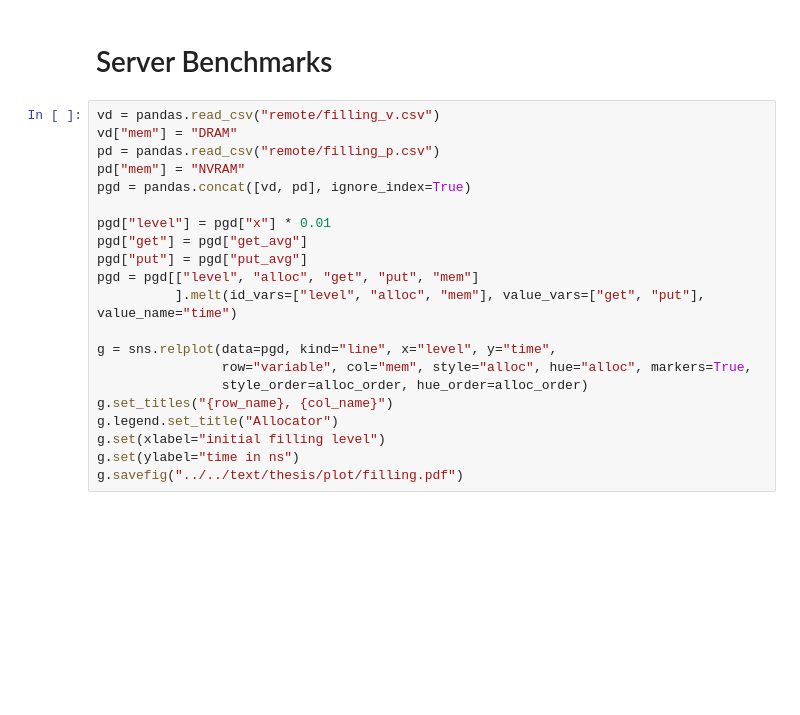
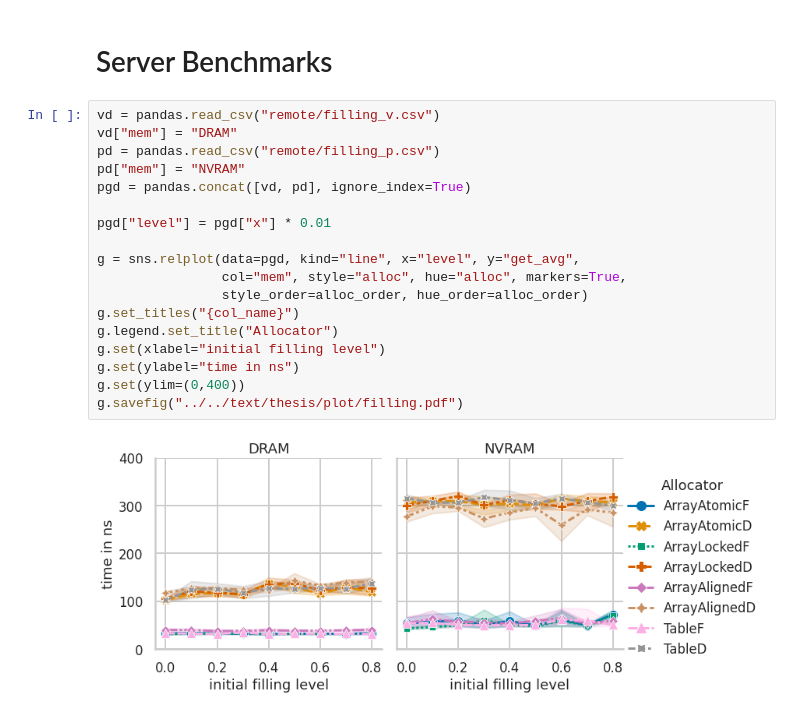
Before and after one commit to luhsra/llfree-rs, a Jupyter notebook: bench/filling.ipynb, the cells around one changed output. Cells and saved outputs as stored; diff of their text form; blank space fills up the shorter version.

```diff
--- a/bench/filling.ipynb
+++ b/bench/filling.ipynb
@@ -28,21 +30,20 @@ g.set(ylabel="time in ns")
 # %%
 vd = pandas.read_csv("remote/filling_v.csv")
 vd["mem"] = "DRAM"
 pd = pandas.read_csv("remote/filling_p.csv")
 pd["mem"] = "NVRAM"
 pgd = pandas.concat([vd, pd], ignore_index=True)
 
 pgd["level"] = pgd["x"] * 0.01
-pgd["get"] = pgd["get_avg"]
-pgd["put"] = pgd["put_avg"]
-pgd = pgd[["level", "alloc", "get", "put", "mem"]
-          ].melt(id_vars=["level", "alloc", "mem"], value_vars=["get", "put"], value_name="time")
 
-g = sns.relplot(data=pgd, kind="line", x="level", y="time",
-                row="variable", col="mem", style="alloc", hue="alloc", markers=True,
+g = sns.relplot(data=pgd, kind="line", x="level", y="get_avg",
+                col="mem", style="alloc", hue="alloc", markers=True,
                 style_order=alloc_order, hue_order=alloc_order)
-g.set_titles("{row_name}, {col_name}")
+g.set_titles("{col_name}")
 g.legend.set_title("Allocator")
 g.set(xlabel="initial filling level")
 g.set(ylabel="time in ns")
+g.set(ylim=(0,400))
 g.savefig("../../text/thesis/plot/filling.pdf")
+# %% [output]
+[figure, added]
```
Also changed, not shown: parts of 3 cells of this notebook, 44 other files.
